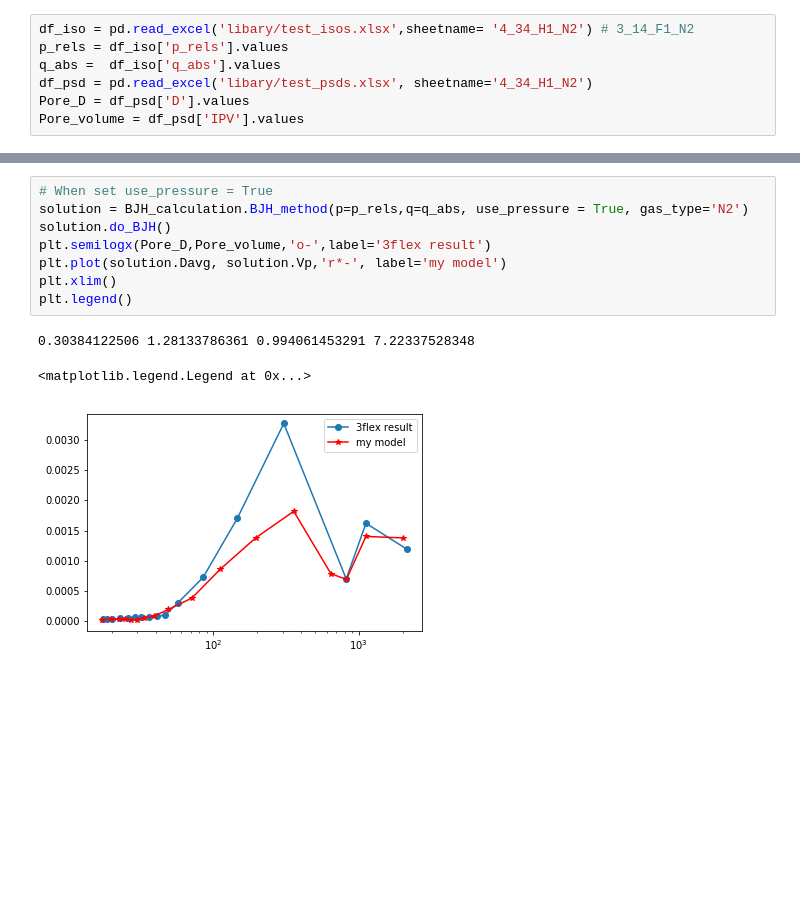
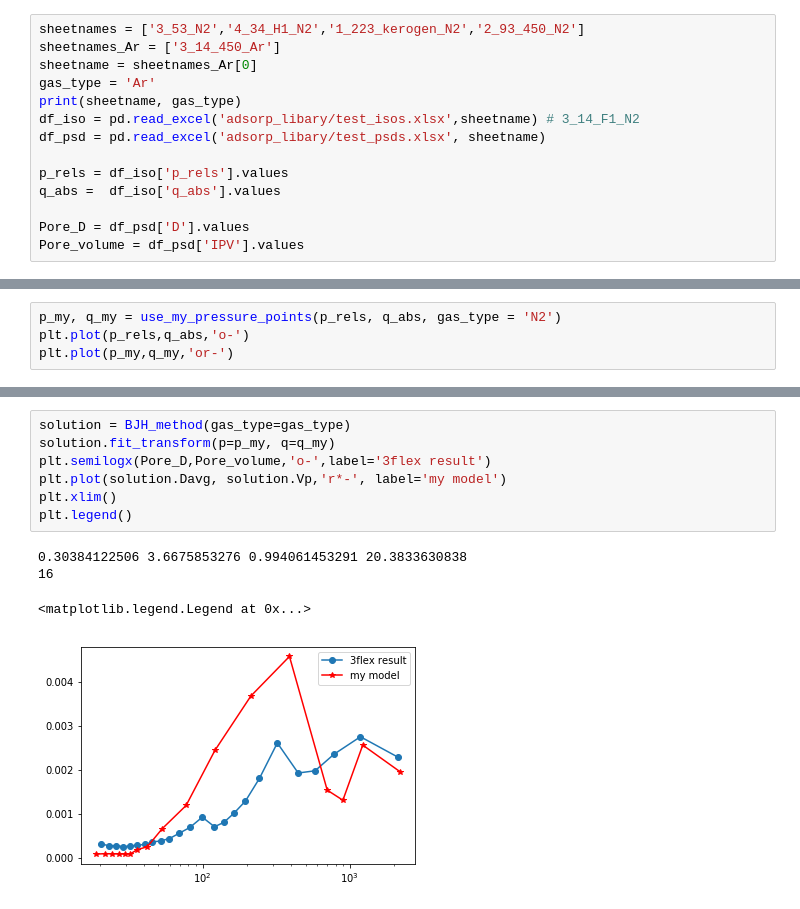
Before and after one commit to jianghan2013/Gas_adsorption_lib, a Jupyter notebook: testing.ipynb, the cells around one changed output, grey strips where cells are left out. Cells and saved outputs as stored; diff of their text form; blank space fills up the shorter version.

Commit message:
good BJH method

```diff
--- a/testing.ipynb
+++ b/testing.ipynb
@@ -5,9 +6,16 @@ import numpy as np
 import matplotlib.pyplot as plt
 % matplotlib inline
 # %%
-df_iso = pd.read_excel('libary/test_isos.xlsx',sheetname= '4_34_H1_N2') # 3_14_F1_N2
+sheetnames = ['3_53_N2','4_34_H1_N2','1_223_kerogen_N2','2_93_450_N2']
+sheetnames_Ar = ['3_14_450_Ar']
+sheetname = sheetnames_Ar[0]
+gas_type = 'Ar'
+print(sheetname, gas_type)
+df_iso = pd.read_excel('adsorp_libary/test_isos.xlsx',sheetname) # 3_14_F1_N2
+df_psd = pd.read_excel('adsorp_libary/test_psds.xlsx', sheetname)
+
 p_rels = df_iso['p_rels'].values
 q_abs =  df_iso['q_abs'].values
-df_psd = pd.read_excel('libary/test_psds.xlsx', sheetname='4_34_H1_N2')
+
 Pore_D = df_psd['D'].values
 Pore_volume = df_psd['IPV'].values
@@ -18,0 +24,4 @@ plt.plot(p_rels,q_abs,'o-')
+# %%
+p_my, q_my = use_my_pressure_points(p_rels, q_abs, gas_type = 'N2')
+plt.plot(p_rels,q_abs,'o-')
+plt.plot(p_my,q_my,'or-')
@@ -31,12 +44,12 @@ plt.legend()
 # %%
-# When set use_pressure = True
-solution = BJH_calculation.BJH_method(p=p_rels,q=q_abs, use_pressure = True, gas_type='N2')
-solution.do_BJH()
+solution = BJH_method(gas_type=gas_type)
+solution.fit_transform(p=p_my, q=q_my)
 plt.semilogx(Pore_D,Pore_volume,'o-',label='3flex result')
 plt.plot(solution.Davg, solution.Vp,'r*-', label='my model')
 plt.xlim()
 plt.legend()
 # %% [output]
-0.30384122506 1.28133786361 0.994061453291 7.22337528348
+0.30384122506 3.6675853276 0.994061453291 20.3833630838
+16
 <matplotlib.legend.Legend at 0x...>
-[figure, old version]
+[figure, new version]
```
Also changed, not shown: parts of 5 cells of this notebook, 6 other files.
